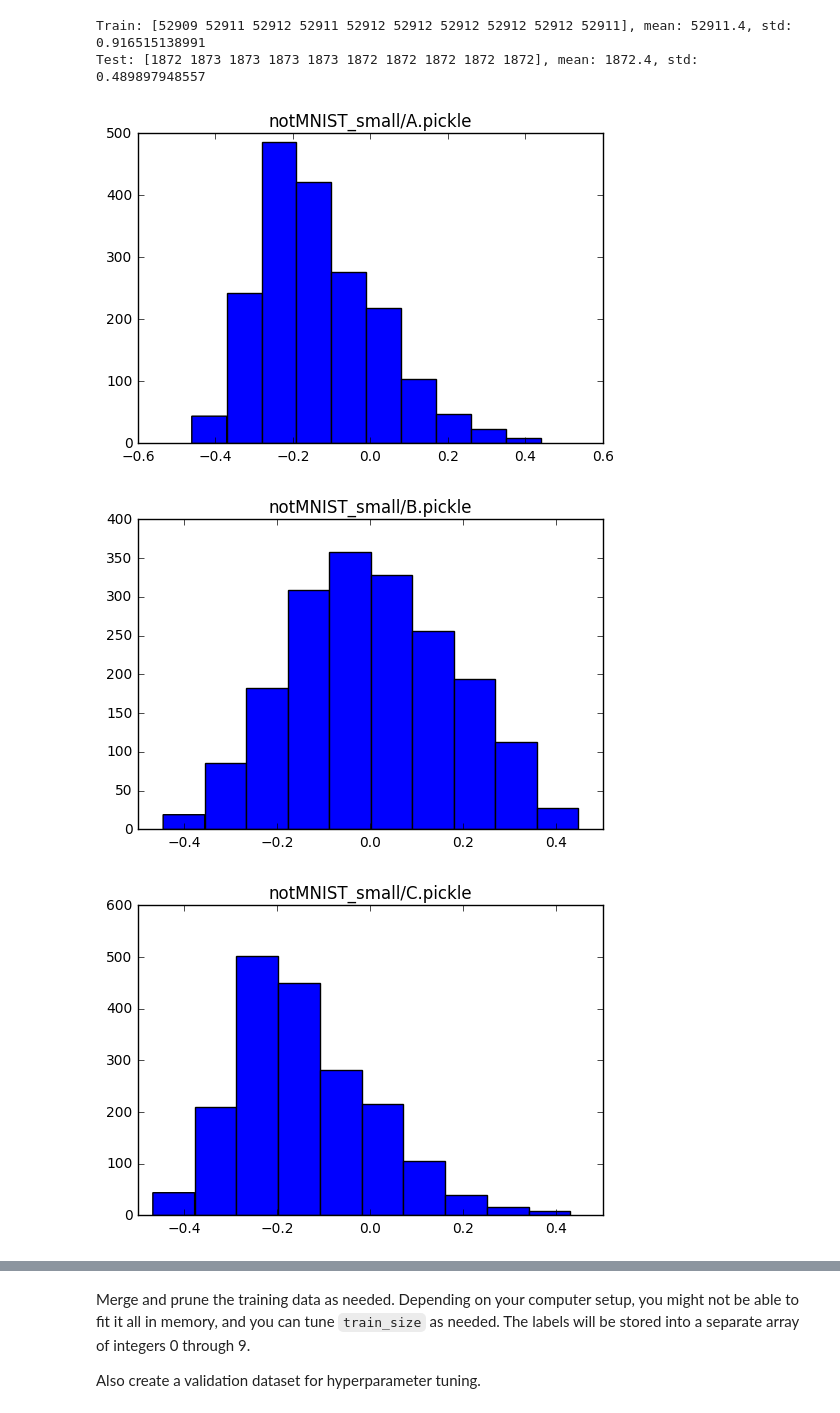
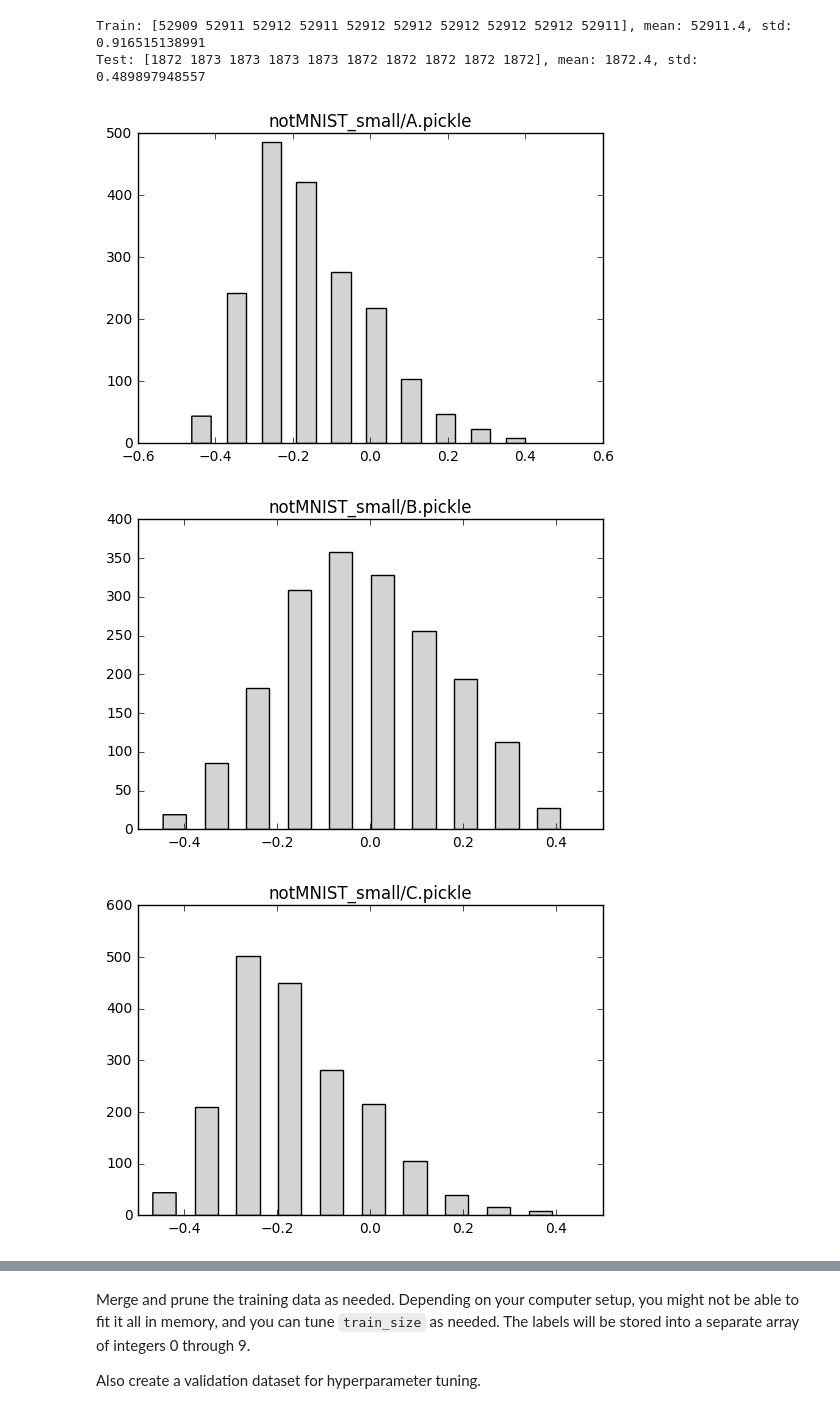
Before and after one commit to iKonon/misc-projects, a Jupyter notebook: udacity_dl/1_notmnist.ipynb, the cells around one changed output, grey strips where cells are left out. Drawn from its saved outputs; the diff is of its cells as text; code cells hidden in the pictures.

```diff
--- a/udacity_dl/1_notmnist.ipynb
+++ b/udacity_dl/1_notmnist.ipynb
@@ -333,21 +337,21 @@ Test: [1872 1873 1873 1873 1873 1872 1872 1872 1872 1872], mean: 1872.4, std: 0.
 # %%
 # Plot a histogram for each label.
 for i in range(10):
     pickle_file = test_datasets[i]
     dataset = []
     try:
         with open(pickle_file, 'rb') as f:
             dataset = pickle.load(f)
     except Exception as e:
         print('Unable to load data to', pickle_file, ':', e)
 
     fig, ax = plt.subplots()
     ax.set_title(pickle_file)
-    ax.hist([np.mean(arr) for arr in dataset])
+    ax.hist([np.mean(arr) for arr in dataset], width=0.05, color='lightgrey')
     plt.show()
 
 # Note: "I" is weird...
 # %% [output]
-[figure, old version]
+[figure, new version]
-[figure, old version]
+[figure, new version]
-[figure, old version]
+[figure, new version]
```
Also changed, not shown: parts of 16 cells of this notebook.
